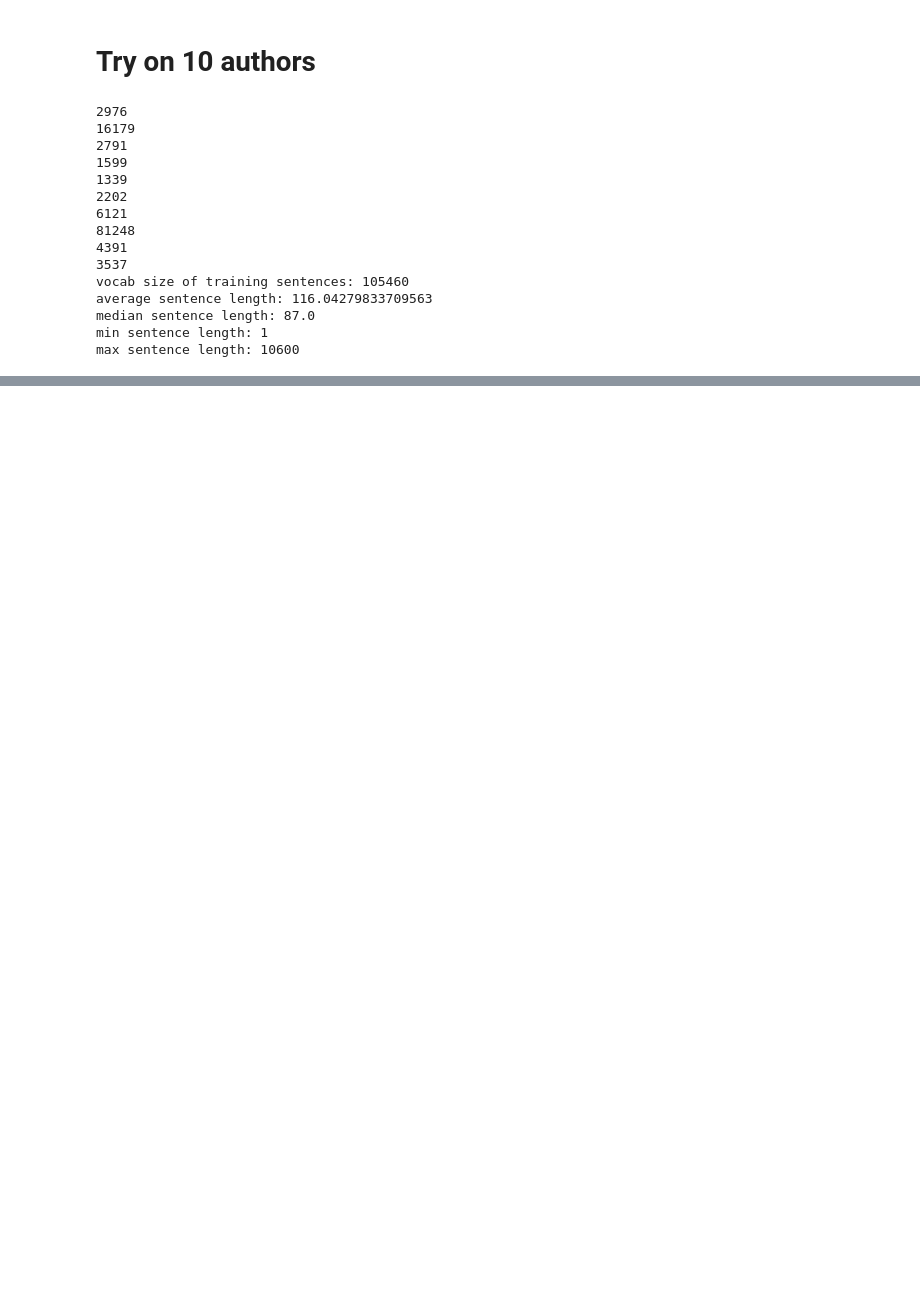
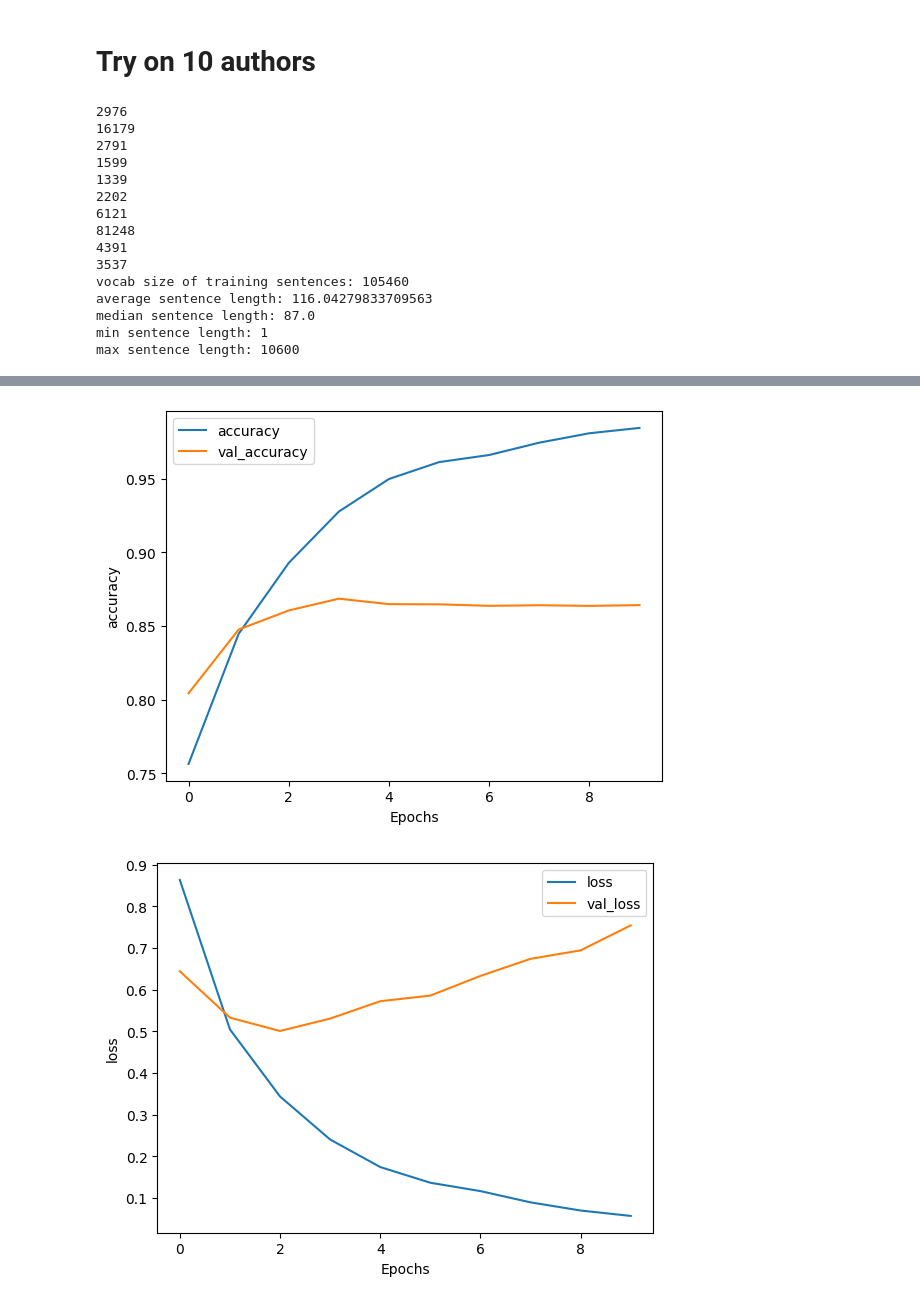
Before and after one commit to semaphore99/ai-ml-study, a Jupyter notebook: kaggle_classic_english_literature.ipynb, the cells around one changed output, grey strips where cells are left out. Cells and saved outputs as stored; diff of their text form; code cells hidden in the pictures; blank space fills up the shorter version.

```diff
--- a/kaggle_classic_english_literature.ipynb
+++ b/kaggle_classic_english_literature.ipynb
@@ -599,0 +749,18 @@ plot_graphs(history_gru, 'loss')
+# %%
+# define an GRU model
+embedding_dim = 32
+lstm_dim = 32
+dense_dim = 16
+
+model_gru = tf.keras.Sequential([
+    tf.keras.layers.Embedding(vocab_size, embedding_dim, input_length=max_length),
+    tf.keras.layers.Bidirectional(tf.keras.layers.GRU(lstm_dim)),
+    tf.keras.layers.Dense(dense_dim, activation='relu'),
+    tf.keras.layers.Dense(num_authors, activation='softmax')
+])
+
+# optimizer = tf.keras.optimizers.Adam(lr=0.001) # try a different learning rate because accuracy was suddenly dropping and got nan loss
+# model_gru.compile(loss='sparse_categorical_crossentropy',optimizer=optimizer,metrics=['accuracy'])
+
+model_gru.compile(loss='sparse_categorical_crossentropy',optimizer='adam',metrics=['accuracy'])
+model_gru.summary()
@@ -599,0 +786,12 @@ plot_graphs(history_gru, 'loss')
+# %%
+# fit the model
+num_epochs = 10
+batch_size = 128
+
+history_gru = model_gru.fit(
+    padded,
+    train_labels,
+    epochs=num_epochs,
+    batch_size=batch_size,
+    validation_data=(test_padded, test_labels),
+    verbose=2)
@@ -599,0 +819,7 @@ plot_graphs(history_gru, 'loss')
+# %%
+# Plot the accuracy and loss history
+plot_graphs(history_gru, 'accuracy')
+plot_graphs(history_gru, 'loss')
+# %% [output]
+[figure, added]
+[figure, added]
```
Also changed, not shown: parts of 17 cells of this notebook.
